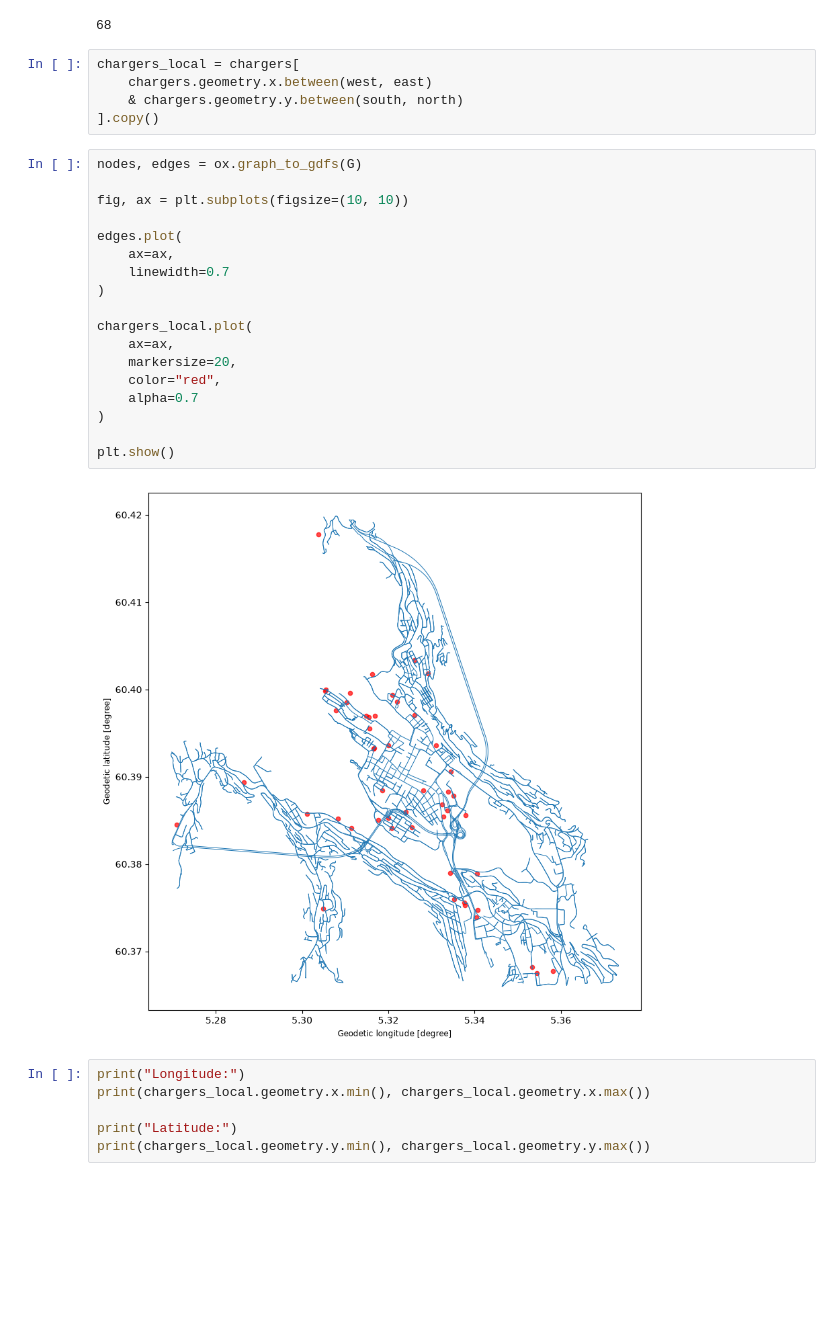
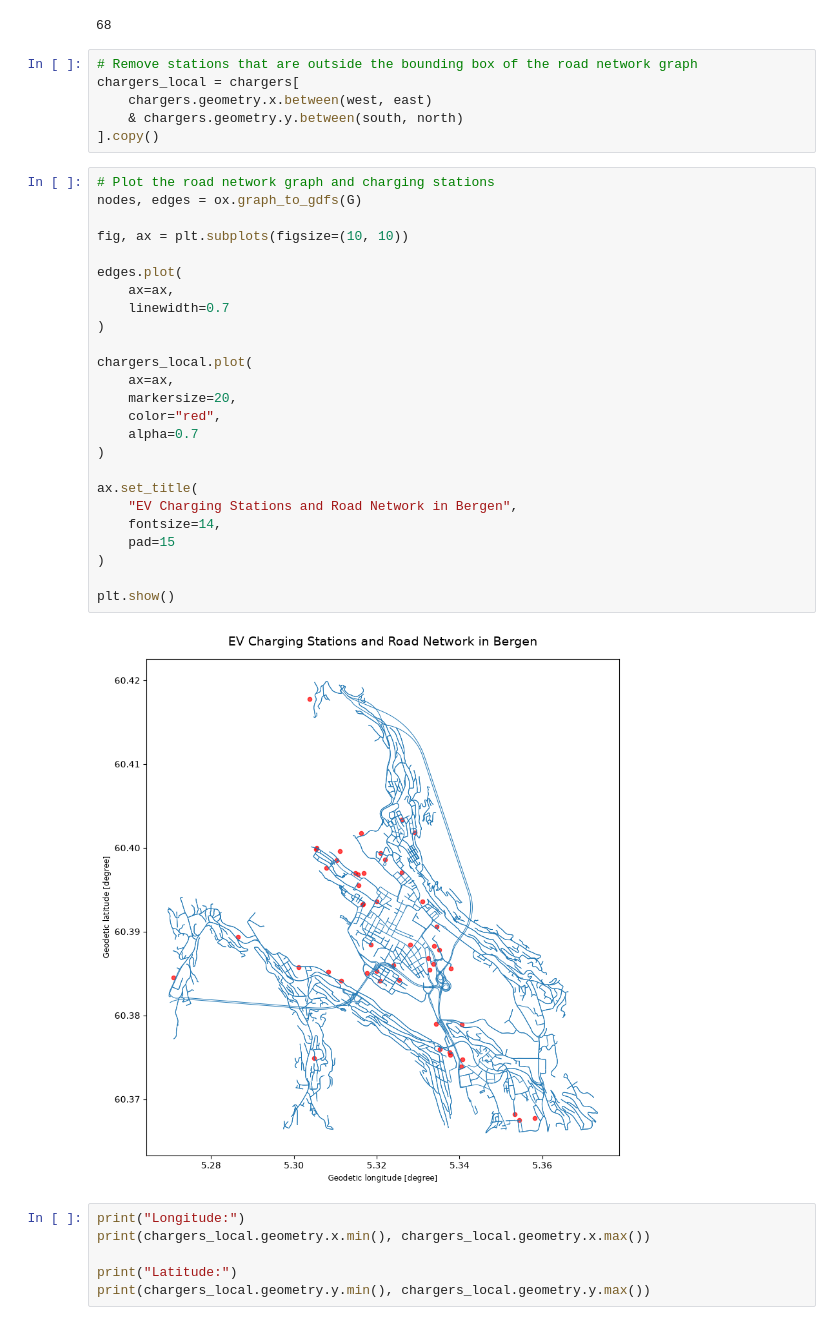
Before and after one commit to hcloenne/nearest-ev-charger, a Jupyter notebook: notebooks/road_network_routing.ipynb, the cells around one changed output. Saved outputs shown, nothing was run; the diff lists cells and outputs as text; blank space fills up the shorter version.

```diff
--- a/notebooks/road_network_routing.ipynb
+++ b/notebooks/road_network_routing.ipynb
@@ -242,30 +216,38 @@ len(chargers)
 # %% [output]
 68
 # %%
+# Remove stations that are outside the bounding box of the road network graph
 chargers_local = chargers[
     chargers.geometry.x.between(west, east)
     & chargers.geometry.y.between(south, north)
 ].copy()
 # %%
+# Plot the road network graph and charging stations
 nodes, edges = ox.graph_to_gdfs(G)
 
 fig, ax = plt.subplots(figsize=(10, 10))
 
 edges.plot(
     ax=ax,
     linewidth=0.7
 )
 
 chargers_local.plot(
     ax=ax,
     markersize=20,
     color="red",
     alpha=0.7
 )
 
+ax.set_title(
+    "EV Charging Stations and Road Network in Bergen",
+    fontsize=14,
+    pad=15
+)
+
 plt.show()
 # %% [output]
-[figure, old version]
+[figure, new version]
 # %%
 print("Longitude:")
 print(chargers_local.geometry.x.min(), chargers_local.geometry.x.max())
```
Also changed, not shown: parts of 9 cells of this notebook.
